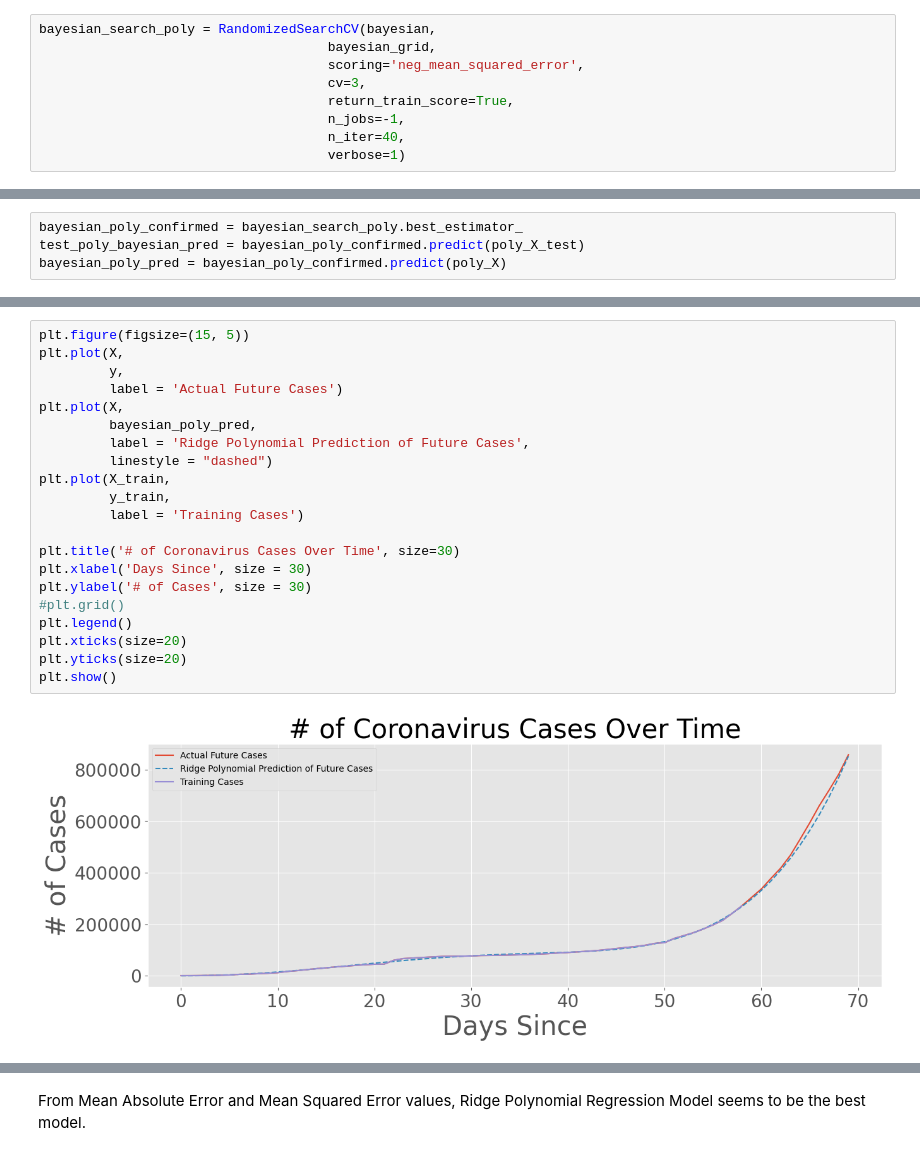
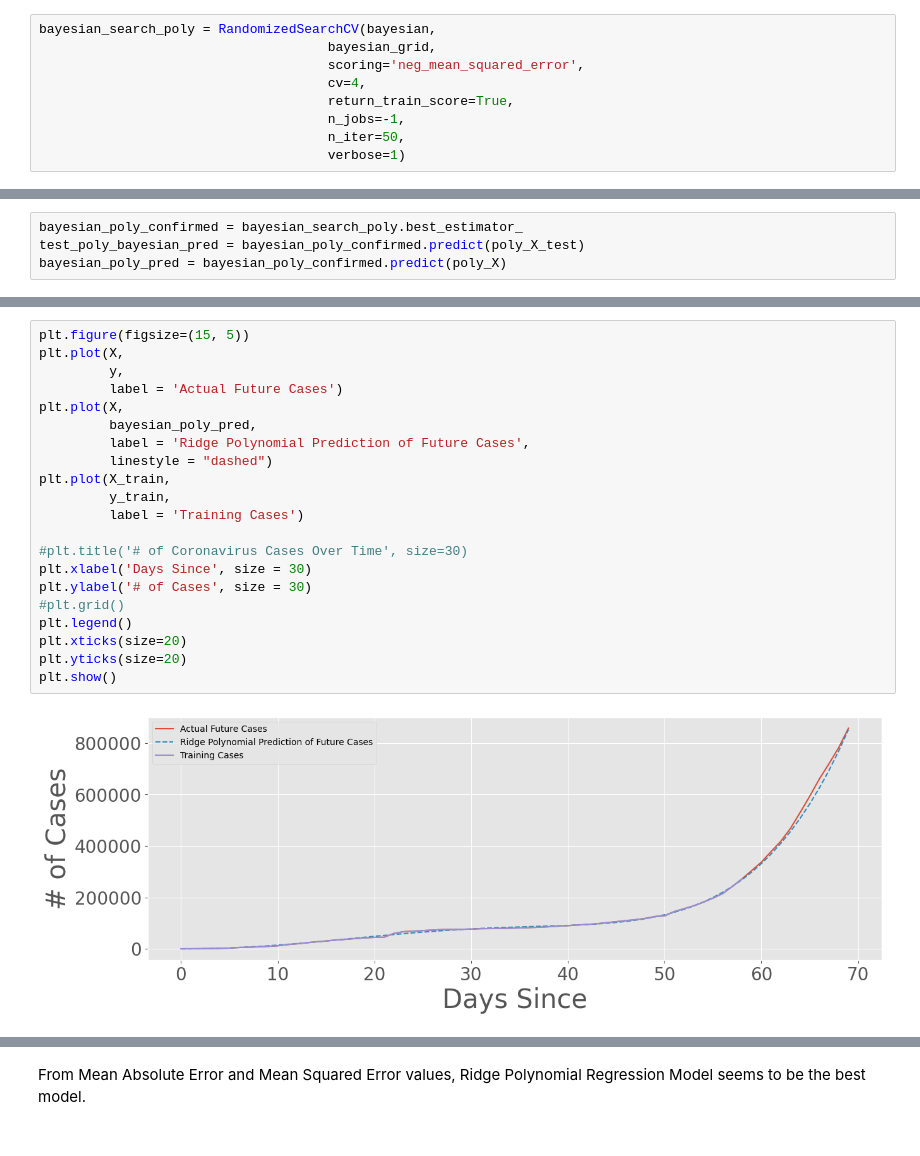
Before and after one commit to tarunkay7/AIML-IIITH, a Jupyter notebook: AIML_Project_Module_5_Regression.ipynb, the cells around one changed output, grey strips where cells are left out. Cells and saved outputs as stored; diff of their text form.

```diff
--- a/AIML_Project_Module_5_Regression.ipynb
+++ b/AIML_Project_Module_5_Regression.ipynb
@@ -368,10 +368,10 @@ plt.show()
 bayesian_search_poly = RandomizedSearchCV(bayesian,
                                      bayesian_grid,
                                      scoring='neg_mean_squared_error',
-                                     cv=3,
+                                     cv=4,
                                      return_train_score=True,
                                      n_jobs=-1,
-                                     n_iter=40,
+                                     n_iter=50,
                                      verbose=1)
 # %%
 bayesian_search_poly.fit(poly_X_train, y_train);
@@ -411,26 +411,26 @@ MSE: 352566193.62155765
 # %%
 plt.figure(figsize=(15, 5))
 plt.plot(X,
          y,
          label = 'Actual Future Cases')
 plt.plot(X,
          bayesian_poly_pred,
          label = 'Ridge Polynomial Prediction of Future Cases',
          linestyle = "dashed")
 plt.plot(X_train,
          y_train,
          label = 'Training Cases')
 
-plt.title('# of Coronavirus Cases Over Time', size=30)
+#plt.title('# of Coronavirus Cases Over Time', size=30)
 plt.xlabel('Days Since', size = 30)
 plt.ylabel('# of Cases', size = 30)
 #plt.grid()
 plt.legend()
 plt.xticks(size=20)
 plt.yticks(size=20)
 plt.show()
 # %% [output]
-[figure, old version]
+[figure, new version]
 # %%
 print("Polynomial Regression ")
 print('\tMAE:', mean_absolute_error(test_poly_pred, y_test))
```
Also changed, not shown: parts of 7 cells of this notebook.
